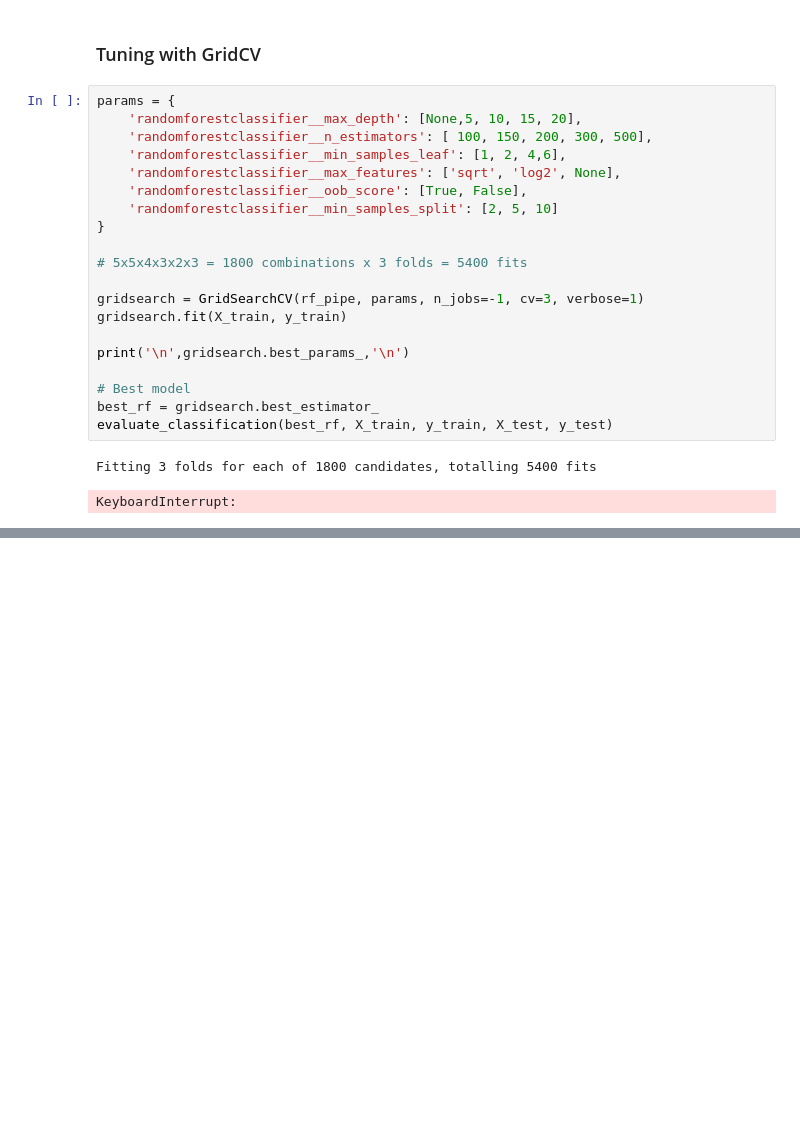
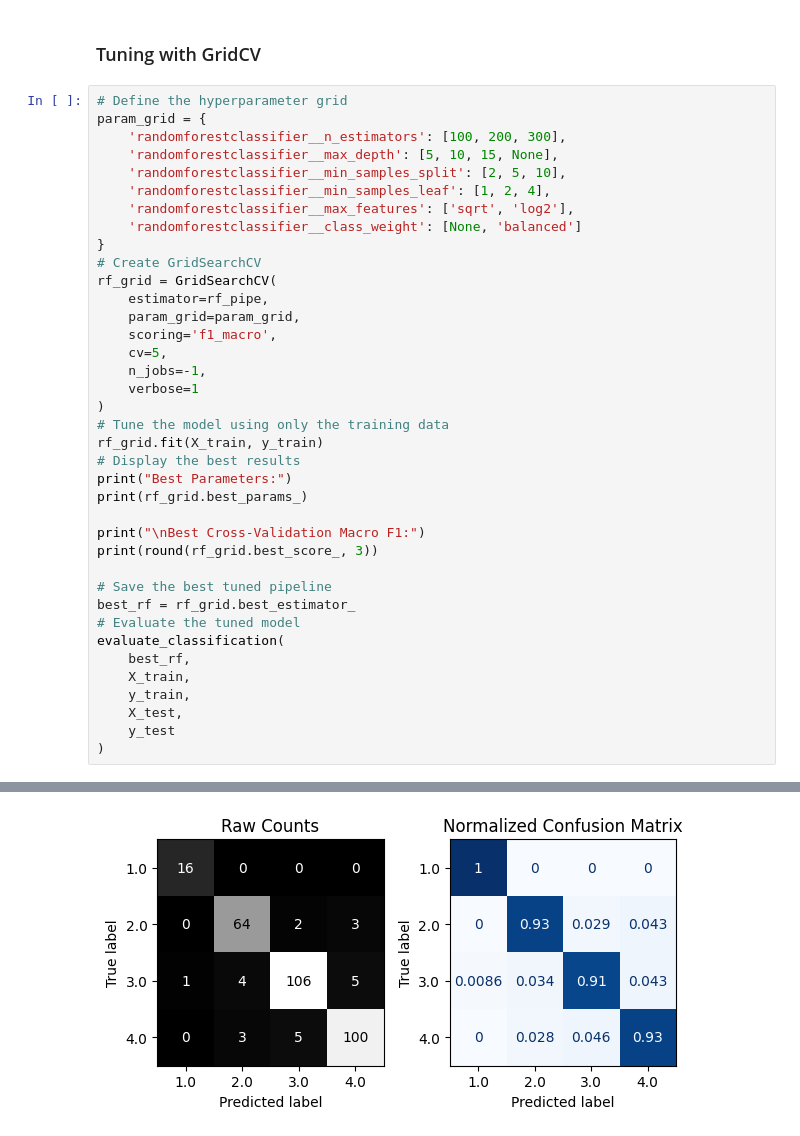
Before and after one commit to swirita/Cirrhosis-Prediction, a Jupyter notebook: Cirrhosis_Prediction.ipynb, the cells around one changed output, grey strips where cells are left out. Drawn from its saved outputs; the diff is of its cells as text; blank space fills up the shorter version.

Commit message:
Tuned Random Forest and Added Observations

```diff
--- a/Cirrhosis_Prediction.ipynb
+++ b/Cirrhosis_Prediction.ipynb
@@ -868,26 +868,42 @@ plt.show()
 > This indicates that age alone is not sufficient to determine a patient's cirrhosis stage. Instead, it provides complementary information when combined with other clinical measurements such as Prothrombin, Albumin, and Spiders.
 # %% [markdown]
 ### Tuning with GridCV
-# %%
-params = {
-    'randomforestclassifier__max_depth': [None,5, 10, 15, 20],
-    'randomforestclassifier__n_estimators': [ 100, 150, 200, 300, 500],
-    'randomforestclassifier__min_samples_leaf': [1, 2, 4,6],
-    'randomforestclassifier__max_features': ['sqrt', 'log2', None],
-    'randomforestclassifier__oob_score': [True, False],
-    'randomforestclassifier__min_samples_split': [2, 5, 10]
-}
-
-# 5x5x4x3x2x3 = 1800 combinations x 3 folds = 5400 fits
-
-gridsearch = GridSearchCV(rf_pipe, params, n_jobs=-1, cv=3, verbose=1)
-gridsearch.fit(X_train, y_train)
-
-print('\n',gridsearch.best_params_,'\n')
-
-# Best model
-best_rf = gridsearch.best_estimator_
-evaluate_classification(best_rf, X_train, y_train, X_test, y_test)
-# %% [output]
-Fitting 3 folds for each of 1800 candidates, totalling 5400 fits
-KeyboardInterrupt:
+# %%
+# Define the hyperparameter grid
+param_grid = {
+    'randomforestclassifier__n_estimators': [100, 200, 300],
+    'randomforestclassifier__max_depth': [5, 10, 15, None],
+    'randomforestclassifier__min_samples_split': [2, 5, 10],
+    'randomforestclassifier__min_samples_leaf': [1, 2, 4],
+    'randomforestclassifier__max_features': ['sqrt', 'log2'],
+    'randomforestclassifier__class_weight': [None, 'balanced']
+}
+# Create GridSearchCV
+rf_grid = GridSearchCV(
+    estimator=rf_pipe,
+    param_grid=param_grid,
+    scoring='f1_macro',
+    cv=5,
+    n_jobs=-1,
+    verbose=1
+)
+# Tune the model using only the training data
+rf_grid.fit(X_train, y_train)
+# Display the best results
+print("Best Parameters:")
+print(rf_grid.best_params_)
+
+print("\nBest Cross-Validation Macro F1:")
+print(round(rf_grid.best_score_, 3))
+
+# Save the best tuned pipeline
+best_rf = rf_grid.best_estimator_
+# Evaluate the tuned model
+evaluate_classification(
+    best_rf,
+    X_train,
+    y_train,
+    X_test,
+    y_test
+)
+# %% [output]
@@ -893,0 +929 @@ KeyboardInterrupt:
+[figure, added]
```
Also changed, not shown: parts of 2 cells of this notebook.
